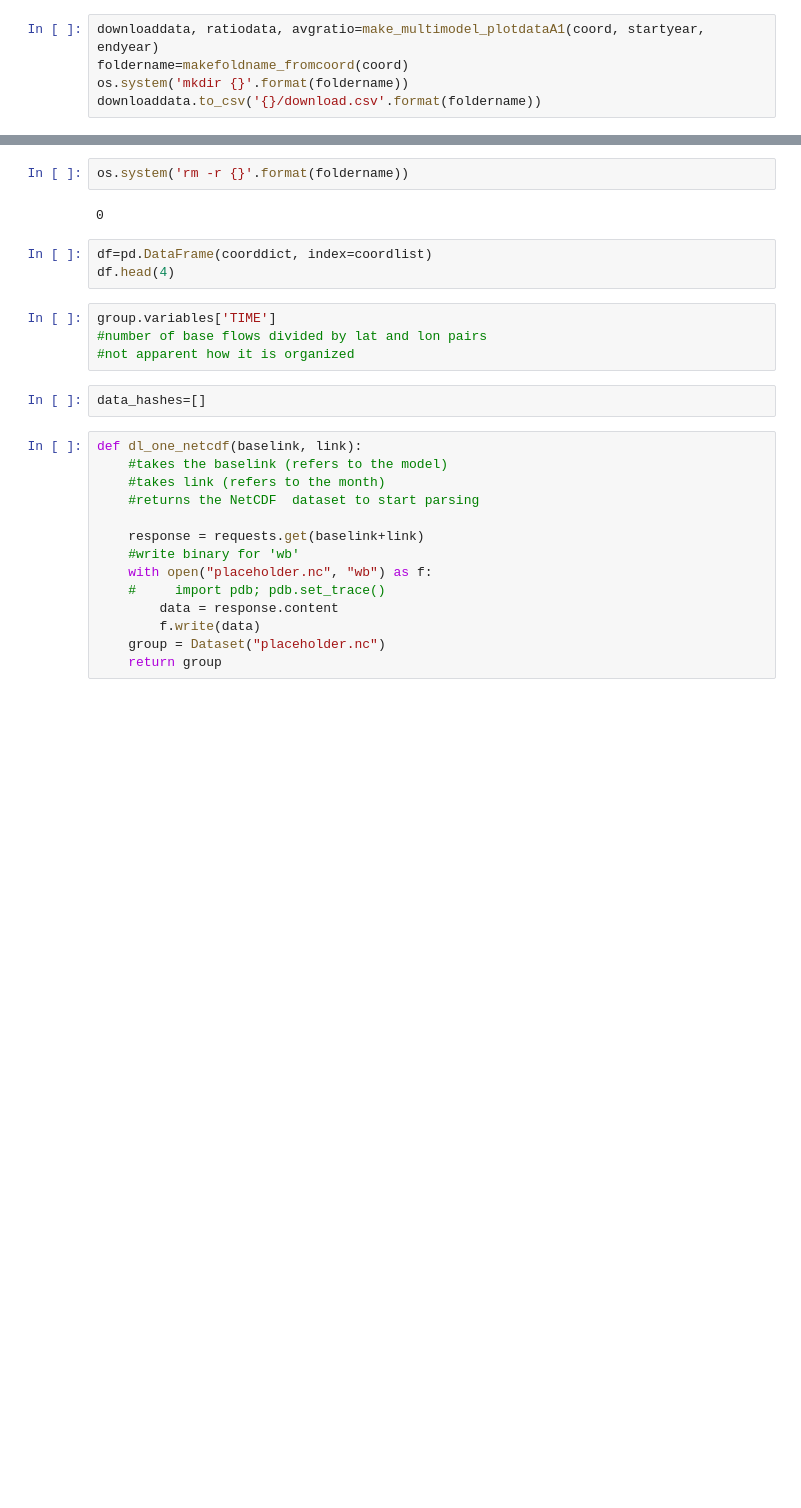
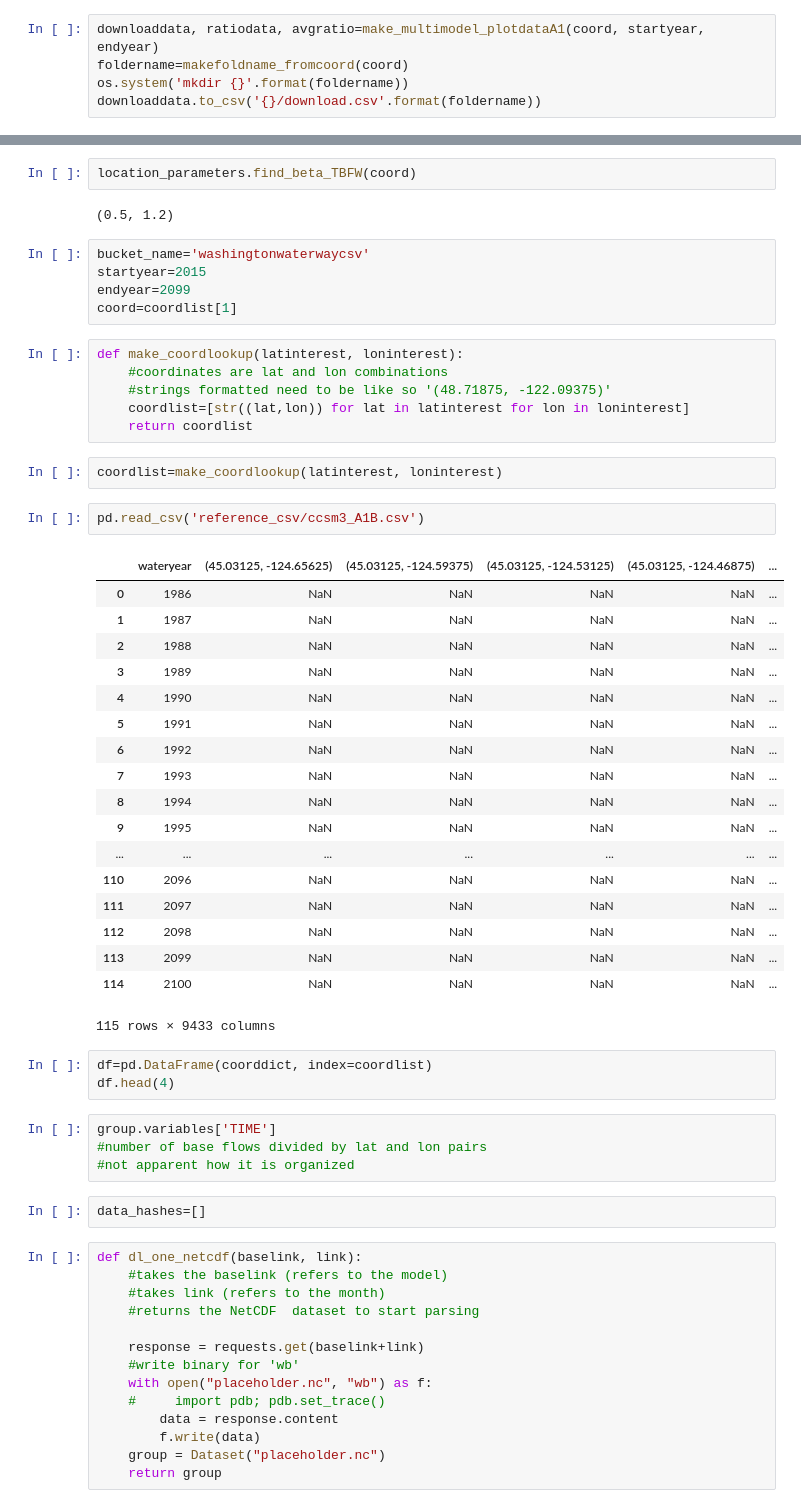
Before and after one commit to ao6372/WashingtonWaterways, a Jupyter notebook: dataset exploration-laptop.ipynb, the cells around one changed output, grey strips where cells are left out. Saved outputs shown, nothing was run; the diff lists cells and outputs as text; blank space fills up the shorter version.

```diff
--- a/dataset exploration-laptop.ipynb
+++ b/dataset exploration-laptop.ipynb
@@ -570,7 +621,41 @@ os.system(aws_base_command+" {}".format(bucketloc))
-# %%
-os.system('rm -r {}'.format(foldername))
-# %% [output]
-0
+# %%
+location_parameters.find_beta_TBFW(coord)
+# %% [output]
+(0.5, 1.2)
+# %%
+bucket_name='washingtonwaterwaycsv'
+startyear=2015
+endyear=2099
+coord=coordlist[1]
+# %%
+def make_coordlookup(latinterest, loninterest):
+    #coordinates are lat and lon combinations
+    #strings formatted need to be like so '(48.71875, -122.09375)'
+    coordlist=[str((lat,lon)) for lat in latinterest for lon in loninterest]
+    return coordlist
+# %%
+coordlist=make_coordlookup(latinterest, loninterest)
+# %%
+pd.read_csv('reference_csv/ccsm3_A1B.csv')
+# %% [output]
+|  | wateryear | (45.03125, -124.65625) | (45.03125, -124.59375) | (45.03125, -124.53125) | (45.03125, -124.46875) | ... |
+| 0 | 1986 | NaN | NaN | NaN | NaN | ... |
+| 1 | 1987 | NaN | NaN | NaN | NaN | ... |
+| 2 | 1988 | NaN | NaN | NaN | NaN | ... |
+| 3 | 1989 | NaN | NaN | NaN | NaN | ... |
+| 4 | 1990 | NaN | NaN | NaN | NaN | ... |
+| 5 | 1991 | NaN | NaN | NaN | NaN | ... |
+| 6 | 1992 | NaN | NaN | NaN | NaN | ... |
+| 7 | 1993 | NaN | NaN | NaN | NaN | ... |
+| 8 | 1994 | NaN | NaN | NaN | NaN | ... |
+| 9 | 1995 | NaN | NaN | NaN | NaN | ... |
+| ... | ... | ... | ... | ... | ... | ... |
+| 110 | 2096 | NaN | NaN | NaN | NaN | ... |
+| 111 | 2097 | NaN | NaN | NaN | NaN | ... |
+| 112 | 2098 | NaN | NaN | NaN | NaN | ... |
+| 113 | 2099 | NaN | NaN | NaN | NaN | ... |
+| 114 | 2100 | NaN | NaN | NaN | NaN | ... |
+115 rows × 9433 columns
 # %%
 df=pd.DataFrame(coorddict, index=coordlist)
 df.head(4)
```
Also changed, not shown: parts of 16 cells of this notebook, 1 other file.
